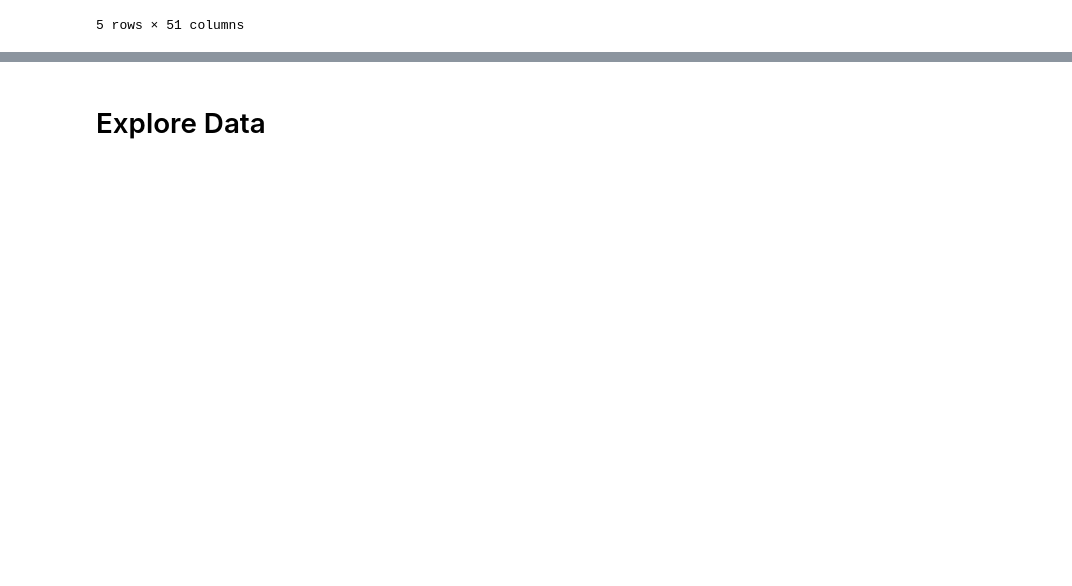
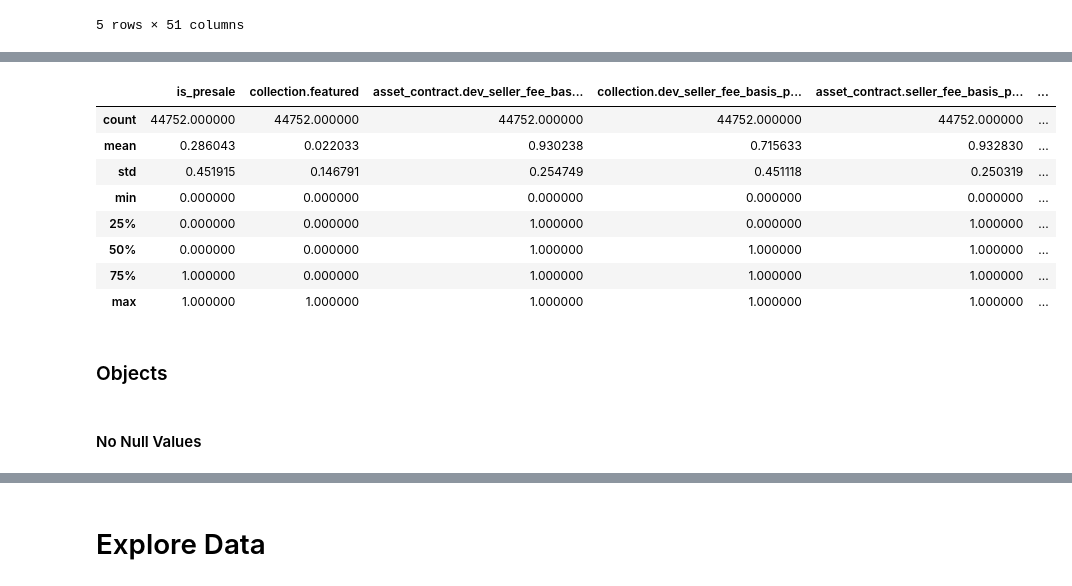
Before and after one commit to shawnjohnsamuel/nft-sale-prediction, a Jupyter notebook: working_notebooks/3_preprocessing.ipynb, the cells around one changed output, grey strips where cells are left out. Saved outputs shown, nothing was run; the diff lists cells and outputs as text; code cells hidden in the pictures; blank space fills up the shorter version.

```diff
--- a/working_notebooks/3_preprocessing.ipynb
+++ b/working_notebooks/3_preprocessing.ipynb
@@ -95,0 +115,20 @@ with pd.option_context('display.max_rows', 150):
+# %%
+bool_col = []
+int_col = []
+time_col = []
+obj_col = []
+
+for column in df.columns:
+    if df.dtypes[column] == 'bool':
+        bool_col.append(column)
+    elif df.dtypes[column] == 'int64':
+        int_col.append(column)
+    elif df.dtypes[column] == '<M8[ns]':
+        time_col.append(column)
+    elif df.dtypes[column] == 'object':
+        obj_col.append(column)
+
+print(f"Boolean = {bool_col} \n")
+print(f"Integer = {int_col} \n")
+print(f"Time = {time_col} \n")
+pd.DataFrame()print(f"Object = {obj_col} \n")
@@ -95,0 +145,5 @@ with pd.option_context('display.max_rows', 150):
+# %%
+df_binary = pd.DataFrame()
+
+for column in bool_col:
+    df_binary[column] = np.where(df[column] == True, 1, 0)
@@ -95,0 +236,31 @@ with pd.option_context('display.max_rows', 150):
+# %%
+# will set binary for int columns based on the dominant integer value which are either '0' or '250'
+
+int_col_250 = ['asset_contract.seller_fee_basis_points',
+               'asset_contract.opensea_seller_fee_basis_points',
+               'collection.opensea_seller_fee_basis_points']
+
+int_col_0 = ['asset_contract.dev_seller_fee_basis_points',
+             'collection.dev_seller_fee_basis_points']
+
+for column in int_col_0:
+    df_binary[f"{column}_0"] = np.where(df[column] == 0, 1, 0)
+
+for column in int_col_250:
+    df_binary[f"{column}_250"] = np.where(df[column] == 250, 1, 0)
+# %%
+df_binary.describe()
+# %% [output]
+|  | is_presale | collection.featured | asset_contract.dev_seller_fee_bas... | collection.dev_seller_fee_basis_p... | asset_contract.seller_fee_basis_p... | ... |
+| count | 44752.000000 | 44752.000000 | 44752.000000 | 44752.000000 | 44752.000000 | ... |
+| mean | 0.286043 | 0.022033 | 0.930238 | 0.715633 | 0.932830 | ... |
+| std | 0.451915 | 0.146791 | 0.254749 | 0.451118 | 0.250319 | ... |
+| min | 0.000000 | 0.000000 | 0.000000 | 0.000000 | 0.000000 | ... |
+| 25% | 0.000000 | 0.000000 | 1.000000 | 0.000000 | 1.000000 | ... |
+| 50% | 0.000000 | 0.000000 | 1.000000 | 1.000000 | 1.000000 | ... |
+| 75% | 1.000000 | 0.000000 | 1.000000 | 1.000000 | 1.000000 | ... |
+| max | 1.000000 | 1.000000 | 1.000000 | 1.000000 | 1.000000 | ... |
+# %% [markdown]
+### Objects
+# %% [markdown]
+#### No Null Values
```
Also changed, not shown: parts of 26 cells of this notebook.
